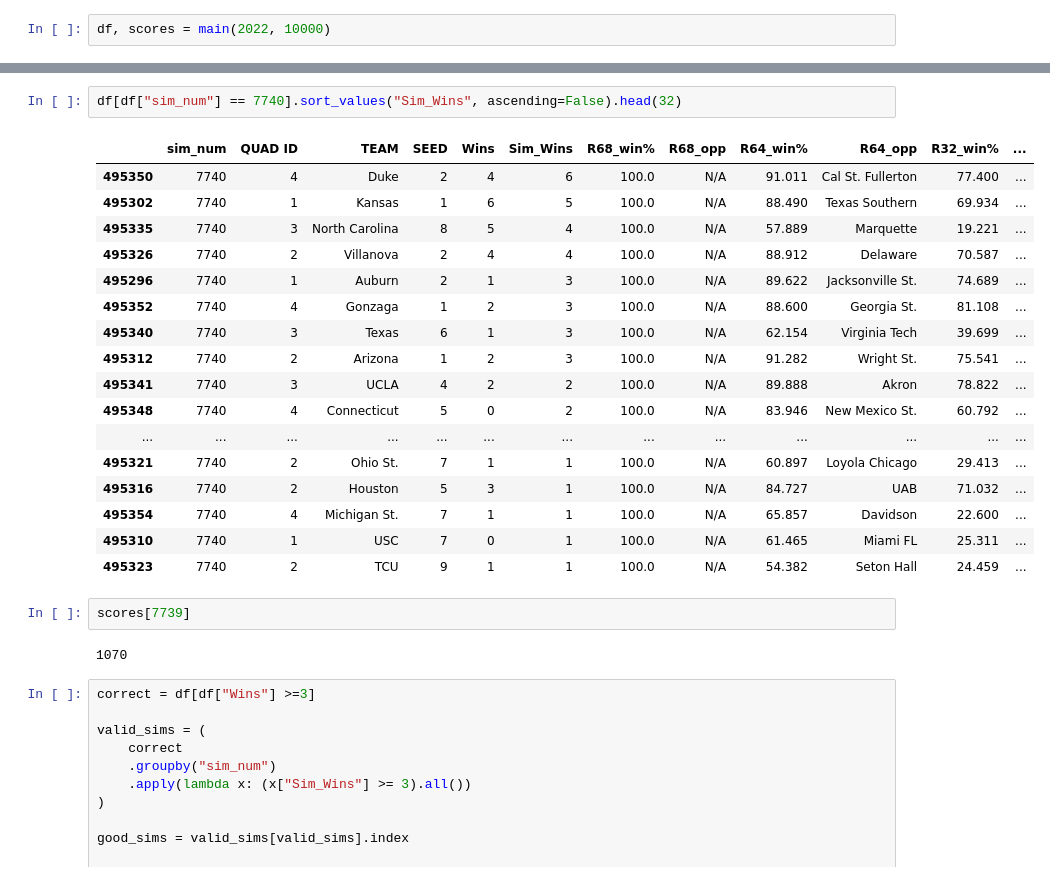
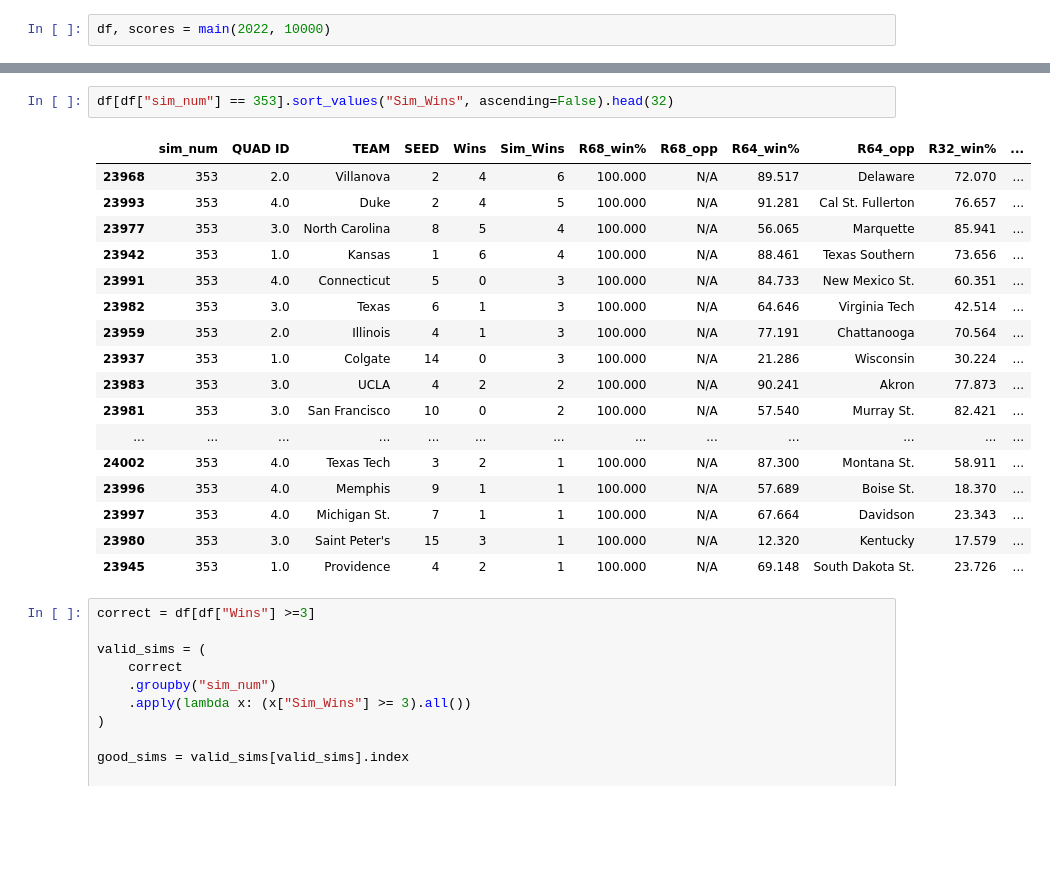
Before and after one commit to willfriel1028/MarchMadness_Analytics_Report, a Jupyter notebook: bracket_sims/sims/2022_10000sims0.ipynb, the cells around one changed output, grey strips where cells are left out. Saved outputs shown, nothing was run; the diff lists cells and outputs as text; blank space fills up the shorter version.

```diff
--- a/bracket_sims/sims/2022_10000sims0.ipynb
+++ b/bracket_sims/sims/2022_10000sims0.ipynb
@@ -832,27 +832,23 @@ Number of Correct Final 4's:  2
 # %%
-df[df["sim_num"] == 7740].sort_values("Sim_Wins", ascending=False).head(32)
+df[df["sim_num"] == 353].sort_values("Sim_Wins", ascending=False).head(32)
 # %% [output]
 |  | sim_num | QUAD ID | TEAM | SEED | Wins | Sim_Wins | R68_win% | R68_opp | R64_win% | R64_opp | R32_win% | ... |
-| 495350 | 7740 | 4 | Duke | 2 | 4 | 6 | 100.0 | N/A | 91.011 | Cal St. Fullerton | 77.400 | ... |
-| 495302 | 7740 | 1 | Kansas | 1 | 6 | 5 | 100.0 | N/A | 88.490 | Texas Southern | 69.934 | ... |
-| 495335 | 7740 | 3 | North Carolina | 8 | 5 | 4 | 100.0 | N/A | 57.889 | Marquette | 19.221 | ... |
-| 495326 | 7740 | 2 | Villanova | 2 | 4 | 4 | 100.0 | N/A | 88.912 | Delaware | 70.587 | ... |
-| 495296 | 7740 | 1 | Auburn | 2 | 1 | 3 | 100.0 | N/A | 89.622 | Jacksonville St. | 74.689 | ... |
-| 495352 | 7740 | 4 | Gonzaga | 1 | 2 | 3 | 100.0 | N/A | 88.600 | Georgia St. | 81.108 | ... |
-| 495340 | 7740 | 3 | Texas | 6 | 1 | 3 | 100.0 | N/A | 62.154 | Virginia Tech | 39.699 | ... |
-| 495312 | 7740 | 2 | Arizona | 1 | 2 | 3 | 100.0 | N/A | 91.282 | Wright St. | 75.541 | ... |
-| 495341 | 7740 | 3 | UCLA | 4 | 2 | 2 | 100.0 | N/A | 89.888 | Akron | 78.822 | ... |
-| 495348 | 7740 | 4 | Connecticut | 5 | 0 | 2 | 100.0 | N/A | 83.946 | New Mexico St. | 60.792 | ... |
+| 23968 | 353 | 2.0 | Villanova | 2 | 4 | 6 | 100.000 | N/A | 89.517 | Delaware | 72.070 | ... |
+| 23993 | 353 | 4.0 | Duke | 2 | 4 | 5 | 100.000 | N/A | 91.281 | Cal St. Fullerton | 76.657 | ... |
+| 23977 | 353 | 3.0 | North Carolina | 8 | 5 | 4 | 100.000 | N/A | 56.065 | Marquette | 85.941 | ... |
+| 23942 | 353 | 1.0 | Kansas | 1 | 6 | 4 | 100.000 | N/A | 88.461 | Texas Southern | 73.656 | ... |
+| 23991 | 353 | 4.0 | Connecticut | 5 | 0 | 3 | 100.000 | N/A | 84.733 | New Mexico St. | 60.351 | ... |
+| 23982 | 353 | 3.0 | Texas | 6 | 1 | 3 | 100.000 | N/A | 64.646 | Virginia Tech | 42.514 | ... |
+| 23959 | 353 | 2.0 | Illinois | 4 | 1 | 3 | 100.000 | N/A | 77.191 | Chattanooga | 70.564 | ... |
+| 23937 | 353 | 1.0 | Colgate | 14 | 0 | 3 | 100.000 | N/A | 21.286 | Wisconsin | 30.224 | ... |
+| 23983 | 353 | 3.0 | UCLA | 4 | 2 | 2 | 100.000 | N/A | 90.241 | Akron | 77.873 | ... |
+| 23981 | 353 | 3.0 | San Francisco | 10 | 0 | 2 | 100.000 | N/A | 57.540 | Murray St. | 82.421 | ... |
 | ... | ... | ... | ... | ... | ... | ... | ... | ... | ... | ... | ... | ... |
-| 495321 | 7740 | 2 | Ohio St. | 7 | 1 | 1 | 100.0 | N/A | 60.897 | Loyola Chicago | 29.413 | ... |
-| 495316 | 7740 | 2 | Houston | 5 | 3 | 1 | 100.0 | N/A | 84.727 | UAB | 71.032 | ... |
-| 495354 | 7740 | 4 | Michigan St. | 7 | 1 | 1 | 100.0 | N/A | 65.857 | Davidson | 22.600 | ... |
-| 495310 | 7740 | 1 | USC | 7 | 0 | 1 | 100.0 | N/A | 61.465 | Miami FL | 25.311 | ... |
-| 495323 | 7740 | 2 | TCU | 9 | 1 | 1 | 100.0 | N/A | 54.382 | Seton Hall | 24.459 | ... |
+| 24002 | 353 | 4.0 | Texas Tech | 3 | 2 | 1 | 100.000 | N/A | 87.300 | Montana St. | 58.911 | ... |
+| 23996 | 353 | 4.0 | Memphis | 9 | 1 | 1 | 100.000 | N/A | 57.689 | Boise St. | 18.370 | ... |
+| 23997 | 353 | 4.0 | Michigan St. | 7 | 1 | 1 | 100.000 | N/A | 67.664 | Davidson | 23.343 | ... |
+| 23980 | 353 | 3.0 | Saint Peter's | 15 | 3 | 1 | 100.000 | N/A | 12.320 | Kentucky | 17.579 | ... |
+| 23945 | 353 | 1.0 | Providence | 4 | 2 | 1 | 100.000 | N/A | 69.148 | South Dakota St. | 23.726 | ... |
-# %%
-scores[7739]
-# %% [output]
-1070
 # %%
 correct = df[df["Wins"] >=3]
 
```
Also changed, not shown: parts of 15 cells of this notebook, 31 other files.
